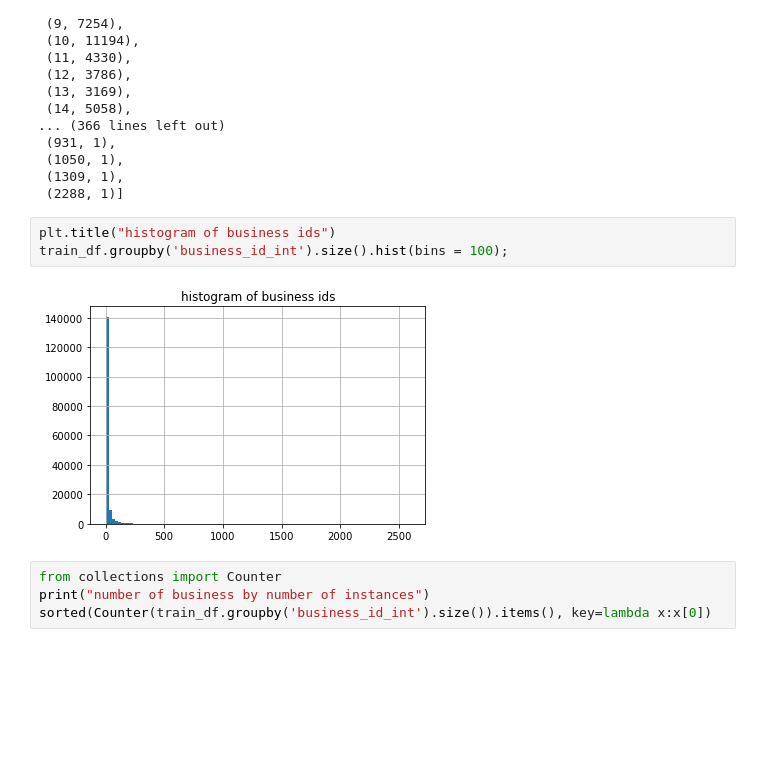
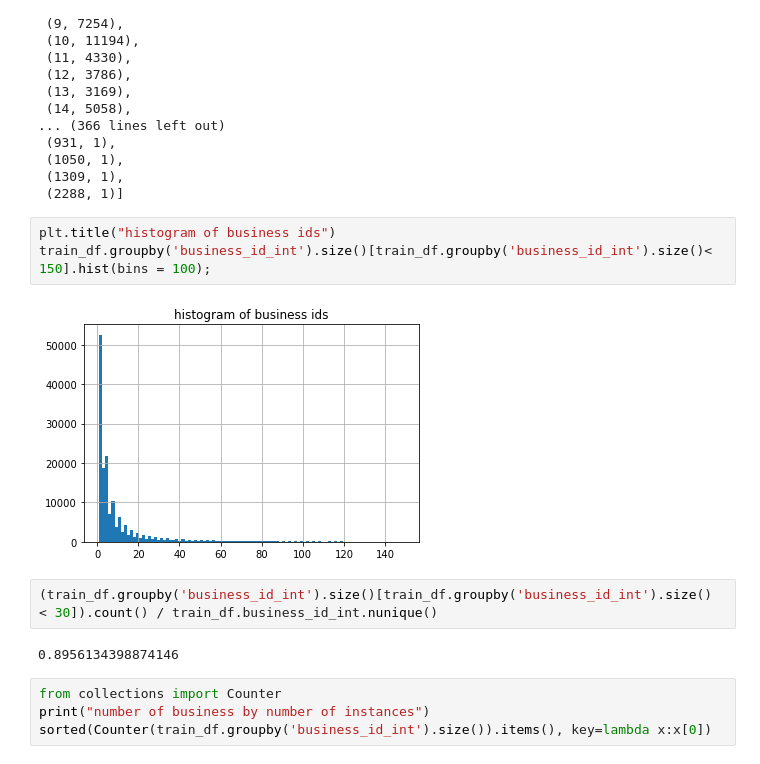
Before and after one commit to liorhirsch/MatrixFactorization, a Jupyter notebook: EDA.ipynb, the cells around one changed output. Cells and saved outputs as stored; diff of their text form; blank space fills up the shorter version.

```diff
--- a/EDA.ipynb
+++ b/EDA.ipynb
@@ -83,9 +91,13 @@ number of users by number of instances
  (2288, 1)]
 # %%
 plt.title("histogram of business ids")
-train_df.groupby('business_id_int').size().hist(bins = 100);
+train_df.groupby('business_id_int').size()[train_df.groupby('business_id_int').size()< 150].hist(bins = 100);
 # %% [output]
-[figure, old version]
+[figure, new version]
+# %%
+(train_df.groupby('business_id_int').size()[train_df.groupby('business_id_int').size() < 30]).count() / train_df.business_id_int.nunique()
+# %% [output]
+0.8956134398874146
 # %%
 from collections import Counter
 print("number of business by number of instances")
```
Also changed, not shown: parts of 14 cells of this notebook, 4 other files.
